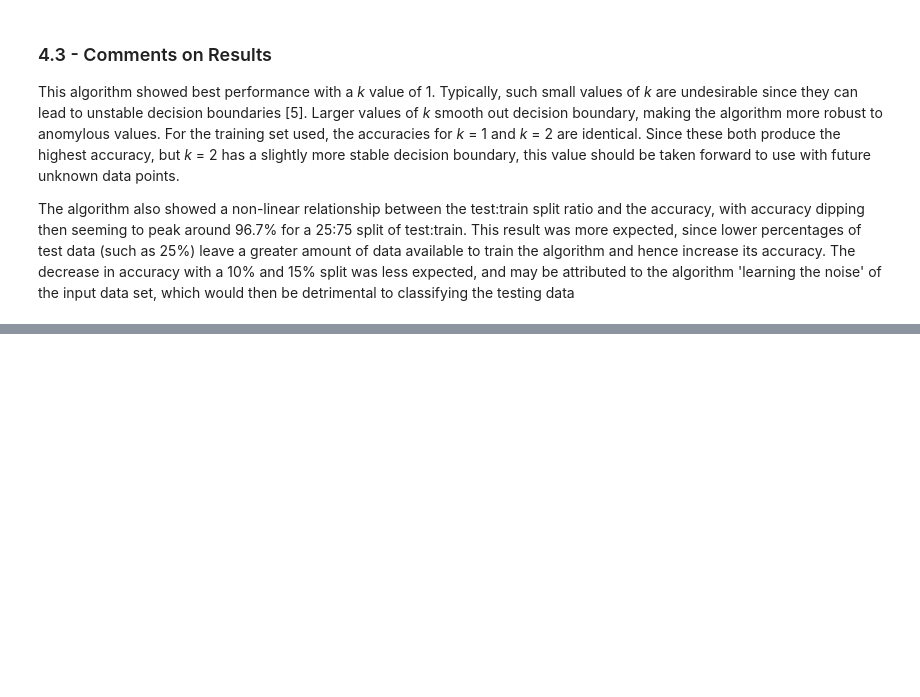
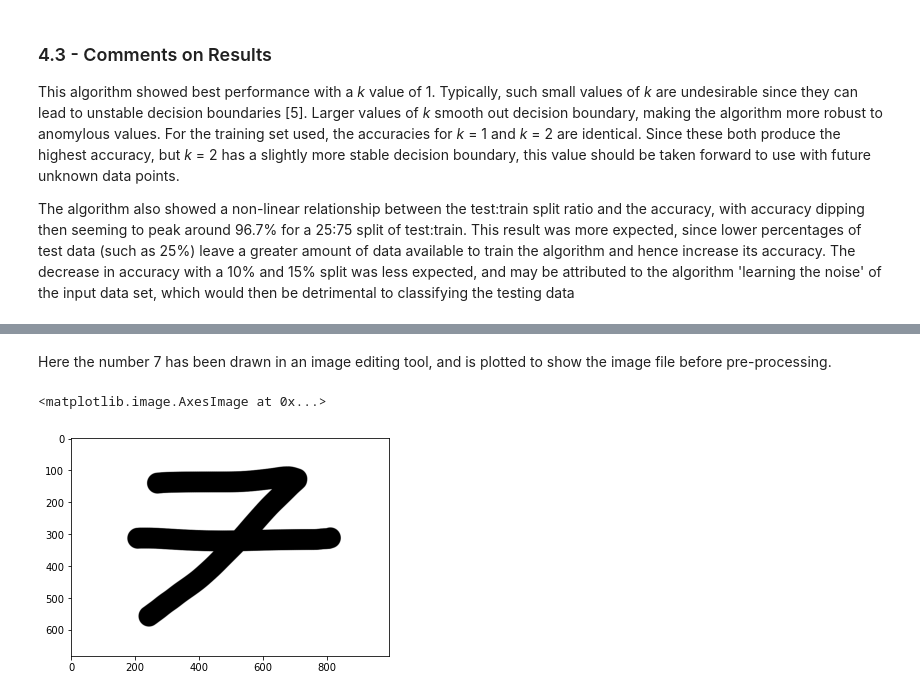
Before and after one commit to BradneySmith/MNIST-Digit-Recognition, a Jupyter notebook: Digit Recognition.ipynb, the cells around one changed output, grey strips where cells are left out. Drawn from its saved outputs; the diff is of its cells as text; code cells hidden in the pictures; blank space fills up the shorter version.

```diff
--- a/Digit Recognition.ipynb
+++ b/Digit Recognition.ipynb
@@ -392,0 +419,8 @@ For the k-Nearest Neighbors algorithm used in this notebook, and for the dataset
+# %% [markdown]
+Here the number 7 has been drawn in an image editing tool, and is plotted to show the image file before pre-processing.
+# %%
+number_7 = Image.open('images/number.png').convert('L')
+plt.imshow(number_7, cmap=plt.cm.gray_r)
+# %% [output]
+<matplotlib.image.AxesImage at 0x...>
+[figure, added]
```
Also changed, not shown: parts of 18 cells of this notebook, 1 other file.
